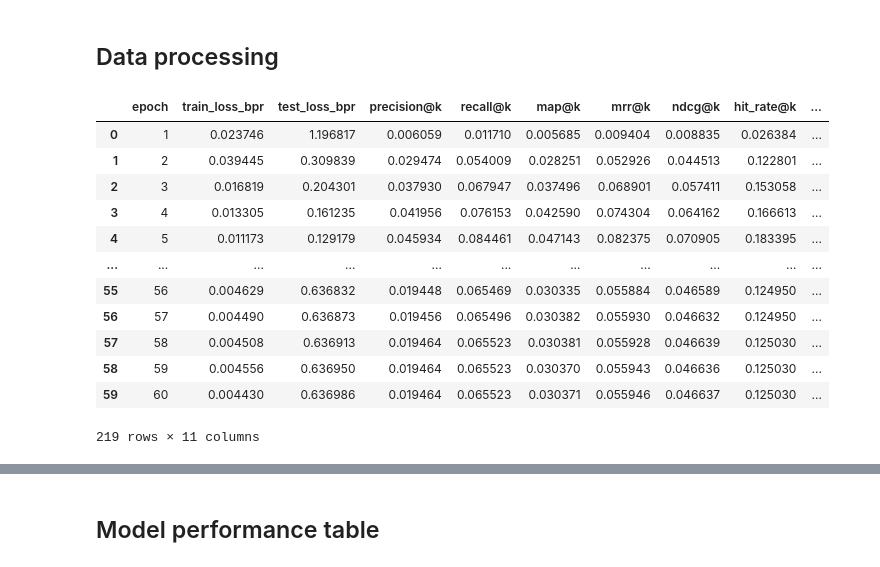
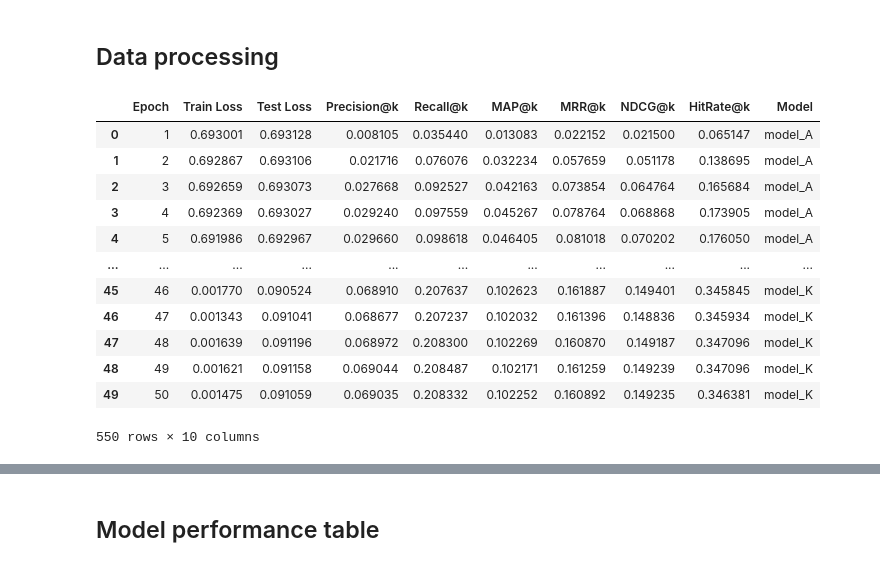
Before and after one commit to eutopia-collaboration-recommender/ecr-recommender, a Jupyter notebook: notebooks/results_interpretation.ipynb, the cells around one changed output, grey strips where cells are left out. Cells and saved outputs as stored; diff of their text form; code cells hidden in the pictures.

```diff
--- a/notebooks/results_interpretation.ipynb
+++ b/notebooks/results_interpretation.ipynb
@@ -12,9 +12,17 @@ import seaborn as sns
 # %%
 # Read all results from CSV files
 model_results = dict(
-    EuCoHM=pd.read_csv('../results/results_EuCoHM.csv'),
-    EuCoHT=pd.read_csv('../results/results_EuCoHT.csv'),
-    EuCoBase=pd.read_csv('../results/results_EuCoBase.csv')
+    model_A=pd.read_csv('../results/results_ModelA.csv'),
+    model_B=pd.read_csv('../results/results_ModelB.csv'),
+    model_C=pd.read_csv('../results/results_ModelC.csv'),
+    model_D=pd.read_csv('../results/results_ModelD.csv'),
+    model_E=pd.read_csv('../results/results_ModelE.csv'),
+    model_F=pd.read_csv('../results/results_ModelF.csv'),
+    model_G=pd.read_csv('../results/results_ModelG.csv'),
+    model_H=pd.read_csv('../results/results_ModelH.csv'),
+    model_I=pd.read_csv('../results/results_ModelI.csv'),
+    model_J=pd.read_csv('../results/results_ModelJ.csv'),
+    model_K=pd.read_csv('../results/results_ModelK.csv')
 )
 
 # Set seaborn theme and color palette
@@ -24,30 +32,32 @@ sns.set_theme(style="whitegrid", palette="pastel")
 # %%
 best_results = list()
 all_results_df = pd.DataFrame()
 for model in model_results.keys():
     # Get best results for model
-    best_results.append(model_results[model].max().to_dict())
+    best_result = model_results[model].max().to_dict()
+    best_result['Model'] = model
+    best_results.append(best_result)
 
     # Concatenate to all results
     model_results_df = model_results[model].copy()
-    model_results_df['model'] = [model] * len(model_results_df)
+    model_results_df['Model'] = [model] * len(model_results_df)
     all_results_df = pd.concat([all_results_df, model_results_df])
 
 
 # Transform to data frame
 best_results_df = pd.DataFrame(best_results)
 all_results_df
 # %% [output]
-|  | epoch | train_loss_bpr | test_loss_bpr | precision@k | recall@k | map@k | mrr@k | ndcg@k | hit_rate@k | ... |
-| 0 | 1 | 0.023746 | 1.196817 | 0.006059 | 0.011710 | 0.005685 | 0.009404 | 0.008835 | 0.026384 | ... |
-| 1 | 2 | 0.039445 | 0.309839 | 0.029474 | 0.054009 | 0.028251 | 0.052926 | 0.044513 | 0.122801 | ... |
-| 2 | 3 | 0.016819 | 0.204301 | 0.037930 | 0.067947 | 0.037496 | 0.068901 | 0.057411 | 0.153058 | ... |
-| 3 | 4 | 0.013305 | 0.161235 | 0.041956 | 0.076153 | 0.042590 | 0.074304 | 0.064162 | 0.166613 | ... |
-| 4 | 5 | 0.011173 | 0.129179 | 0.045934 | 0.084461 | 0.047143 | 0.082375 | 0.070905 | 0.183395 | ... |
+|  | Epoch | Train Loss | Test Loss | Precision@k | Recall@k | MAP@k | MRR@k | NDCG@k | HitRate@k | Model |
+| 0 | 1 | 0.693001 | 0.693128 | 0.008105 | 0.035440 | 0.013083 | 0.022152 | 0.021500 | 0.065147 | model_A |
+| 1 | 2 | 0.692867 | 0.693106 | 0.021716 | 0.076076 | 0.032234 | 0.057659 | 0.051178 | 0.138695 | model_A |
+| 2 | 3 | 0.692659 | 0.693073 | 0.027668 | 0.092527 | 0.042163 | 0.073854 | 0.064764 | 0.165684 | model_A |
+| 3 | 4 | 0.692369 | 0.693027 | 0.029240 | 0.097559 | 0.045267 | 0.078764 | 0.068868 | 0.173905 | model_A |
+| 4 | 5 | 0.691986 | 0.692967 | 0.029660 | 0.098618 | 0.046405 | 0.081018 | 0.070202 | 0.176050 | model_A |
 | ... | ... | ... | ... | ... | ... | ... | ... | ... | ... | ... |
-| 55 | 56 | 0.004629 | 0.636832 | 0.019448 | 0.065469 | 0.030335 | 0.055884 | 0.046589 | 0.124950 | ... |
-| 56 | 57 | 0.004490 | 0.636873 | 0.019456 | 0.065496 | 0.030382 | 0.055930 | 0.046632 | 0.124950 | ... |
-| 57 | 58 | 0.004508 | 0.636913 | 0.019464 | 0.065523 | 0.030381 | 0.055928 | 0.046639 | 0.125030 | ... |
-| 58 | 59 | 0.004556 | 0.636950 | 0.019464 | 0.065523 | 0.030370 | 0.055943 | 0.046636 | 0.125030 | ... |
-| 59 | 60 | 0.004430 | 0.636986 | 0.019464 | 0.065523 | 0.030371 | 0.055946 | 0.046637 | 0.125030 | ... |
+| 45 | 46 | 0.001770 | 0.090524 | 0.068910 | 0.207637 | 0.102623 | 0.161887 | 0.149401 | 0.345845 | model_K |
+| 46 | 47 | 0.001343 | 0.091041 | 0.068677 | 0.207237 | 0.102032 | 0.161396 | 0.148836 | 0.345934 | model_K |
+| 47 | 48 | 0.001639 | 0.091196 | 0.068972 | 0.208300 | 0.102269 | 0.160870 | 0.149187 | 0.347096 | model_K |
+| 48 | 49 | 0.001621 | 0.091158 | 0.069044 | 0.208487 | 0.102171 | 0.161259 | 0.149239 | 0.347096 | model_K |
+| 49 | 50 | 0.001475 | 0.091059 | 0.069035 | 0.208332 | 0.102252 | 0.160892 | 0.149235 | 0.346381 | model_K |
-219 rows × 11 columns
+550 rows × 10 columns
```
Also changed, not shown: parts of 7 cells of this notebook, 11 other files.
